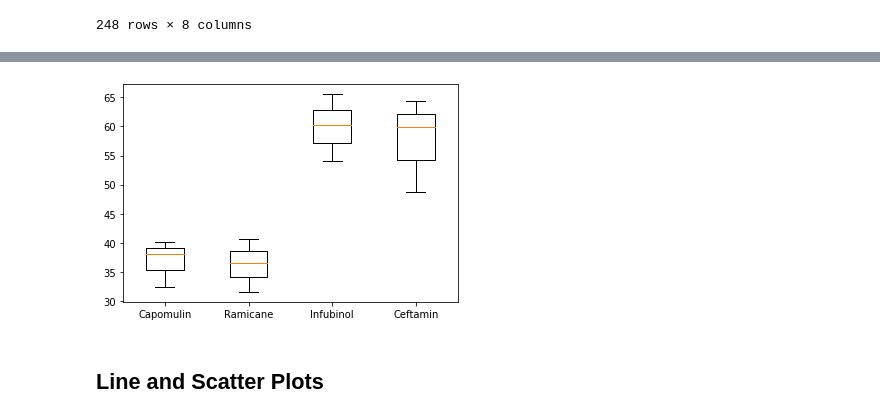
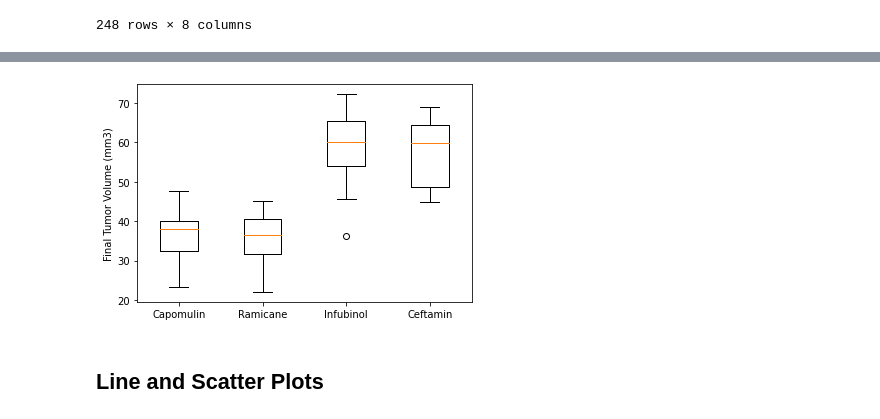
Before and after one commit to zpoeschl/matplotlib-challenge, a Jupyter notebook: Pymaceuticals/ZPoeschl_pymaceuticals.ipynb, the cells around one changed output, grey strips where cells are left out. Cells and saved outputs as stored; diff of their text form; code cells hidden in the pictures.

```diff
--- a/Pymaceuticals/ZPoeschl_pymaceuticals.ipynb
+++ b/Pymaceuticals/ZPoeschl_pymaceuticals.ipynb
@@ -207,3 +207,23 @@ final_tumor_df
 | 246 | z795 | Naftisol | Female | 13 | 29 | 45 | 65.741070 | ... |
 | 247 | z969 | Naftisol | Male | 9 | 30 | 45 | 73.867845 | ... |
 248 rows × 8 columns
+# %%
+## Put treatments into a list for for loop (and later for plot labels)
+limited_regimens = ["Capomulin", "Ramicane", "Infubinol", "Ceftamin"]
+
+## Create empty list to fill with tumor vol data (for plotting)
+tumor_vol_data = []
+
+## Locate the rows which contain mice on each drug and get the tumor volumes
+for regimen in limited_regimens:
+    tumor_vol = final_tumor_df.loc[(final_tumor_df["Drug Regimen"] == regimen)]
+    tumor_vol_df = tumor_vol["Tumor Volume (mm3)"]
+
+    if regimen is regimen:
+        tumor_vol_data.append(tumor_vol_df)
+
+    ## Add subset
+capomulin = tumor_vol_data[0]
+ramicane = tumor_vol_data[1]
+infubinol = tumor_vol_data[2]
+ceftamin = tumor_vol_data[3]
@@ -305,15 +315,17 @@ Values above 112.18353981499999 could be outliers.
 # %%
 ## Generate a box plot of the final tumor volume of each mouse across four regimens of interest
 # Move info for 4 separate regimens into dictionary so all can be displayed in same graph
-regimen_dict = {"Capomulin": (cap_tumor_quartiles["Tumor Volume (mm3)"]), "Ramicane": (ram_tumor_quartiles["Tumor Volume (mm3)"]),
-                "Infubinol": (inf_tumor_quartiles["Tumor Volume (mm3)"]), "Ceftamin": (cef_tumor_quartiles["Tumor Volume (mm3)"])}
+regimen_dict = {"Capomulin": (capomulin), "Ramicane": (ramicane),
+                "Infubinol": (infubinol), "Ceftamin": (ceftamin)}
 
+# Create boxplot
 fig1, ax1 = plt.subplots()
-ax1.boxplot(regimen_dict.values())
+ax1.boxplot(regimen_dict.values(), showfliers=True)
 ax1.set_xticklabels(regimen_dict.keys())
+ax1.set_ylabel("Final Tumor Volume (mm3)")
 plt.show()
 # %% [output]
-[figure, old version]
+[figure, new version]
 # %% [markdown]
 ## Line and Scatter Plots
 # %%
```
Also changed, not shown: parts of 5 cells of this notebook.
